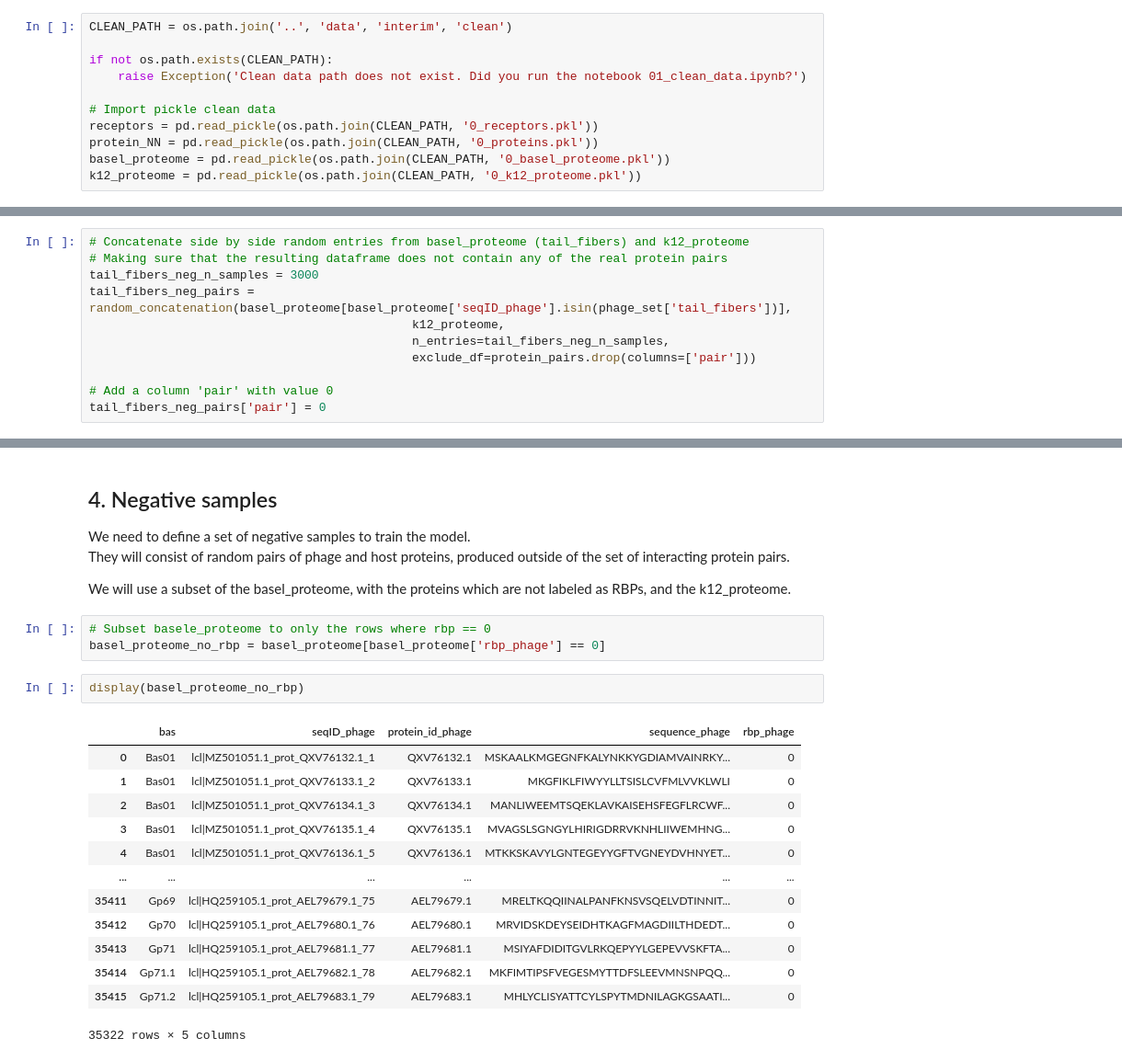
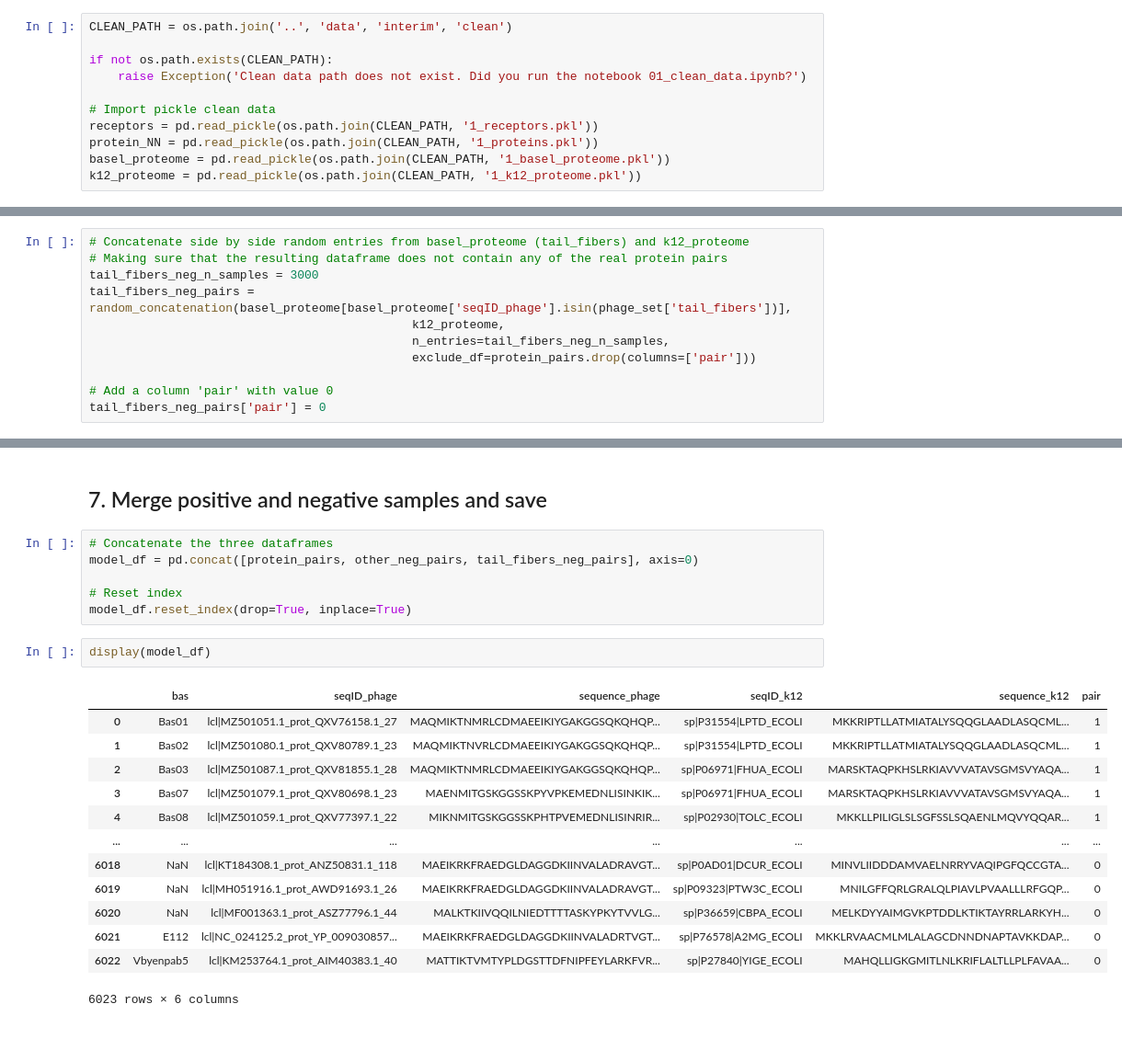
Before and after one commit to Drivahah/Predicting-phage-host-interaction-with-Language-Models, a Jupyter notebook: notebooks/02_transform_data.ipynb, the cells around one changed output, grey strips where cells are left out. Shown: that part at 92% size. Saved outputs shown, nothing was run; the diff lists cells and outputs as text; blank space fills up the shorter version.

Commit message:
Save model dataset

```diff
--- a/notebooks/02_transform_data.ipynb
+++ b/notebooks/02_transform_data.ipynb
@@ -16,10 +16,10 @@ if not os.path.exists(CLEAN_PATH):
     raise Exception('Clean data path does not exist. Did you run the notebook 01_clean_data.ipynb?')
 
 # Import pickle clean data
-receptors = pd.read_pickle(os.path.join(CLEAN_PATH, '0_receptors.pkl'))
-protein_NN = pd.read_pickle(os.path.join(CLEAN_PATH, '0_proteins.pkl'))
-basel_proteome = pd.read_pickle(os.path.join(CLEAN_PATH, '0_basel_proteome.pkl'))
-k12_proteome = pd.read_pickle(os.path.join(CLEAN_PATH, '0_k12_proteome.pkl'))
+receptors = pd.read_pickle(os.path.join(CLEAN_PATH, '1_receptors.pkl'))
+protein_NN = pd.read_pickle(os.path.join(CLEAN_PATH, '1_proteins.pkl'))
+basel_proteome = pd.read_pickle(os.path.join(CLEAN_PATH, '1_basel_proteome.pkl'))
+k12_proteome = pd.read_pickle(os.path.join(CLEAN_PATH, '1_k12_proteome.pkl'))
 # %%
 # Display all dataframes
 print('Receptors:')
@@ -784,25 +763,24 @@ Number of bas with 1 RBP-labeled protein: 23 out of 46
-# %% [markdown]
-## 4. Negative samples
-We need to define a set of negative samples to train the model. \
-They will consist of random pairs of phage and host proteins, produced outside of the set of interacting protein pairs.
-
-We will use a subset of the basel_proteome, with the proteins which are not labeled as RBPs, and the k12_proteome.
-# %%
-# Subset basele_proteome to only the rows where rbp == 0
-basel_proteome_no_rbp = basel_proteome[basel_proteome['rbp_phage'] == 0]
+# %% [markdown]
+## 7. Merge positive and negative samples and save
+# %%
+# Concatenate the three dataframes
+model_df = pd.concat([protein_pairs, other_neg_pairs, tail_fibers_neg_pairs], axis=0)
+
+# Reset index
+model_df.reset_index(drop=True, inplace=True)
 # %%
-display(basel_proteome_no_rbp)
+display(model_df)
 # %% [output]
-|  | bas | seqID_phage | protein_id_phage | sequence_phage | rbp_phage |
-| 0 | Bas01 | lcl|MZ501051.1_prot_QXV76132.1_1 | QXV76132.1 | MSKAALKMGEGNFKALYNKKYGDIAMVAINRKY... | 0 |
-| 1 | Bas01 | lcl|MZ501051.1_prot_QXV76133.1_2 | QXV76133.1 | MKGFIKLFIWYYLLTSISLCVFMLVVKLWLI | 0 |
-| 2 | Bas01 | lcl|MZ501051.1_prot_QXV76134.1_3 | QXV76134.1 | MANLIWEEMTSQEKLAVKAISEHSFEGFLRCWF... | 0 |
-| 3 | Bas01 | lcl|MZ501051.1_prot_QXV76135.1_4 | QXV76135.1 | MVAGSLSGNGYLHIRIGDRRVKNHLIIWEMHNG... | 0 |
-| 4 | Bas01 | lcl|MZ501051.1_prot_QXV76136.1_5 | QXV76136.1 | MTKKSKAVYLGNTEGEYYGFTVGNEYDVHNYET... | 0 |
-| ... | ... | ... | ... | ... | ... |
-| 35411 | Gp69 | lcl|HQ259105.1_prot_AEL79679.1_75 | AEL79679.1 | MRELTKQQIINALPANFKNSVSQELVDTINNIT... | 0 |
-| 35412 | Gp70 | lcl|HQ259105.1_prot_AEL79680.1_76 | AEL79680.1 | MRVIDSKDEYSEIDHTKAGFMAGDIILTHDEDT... | 0 |
-| 35413 | Gp71 | lcl|HQ259105.1_prot_AEL79681.1_77 | AEL79681.1 | MSIYAFDIDITGVLRKQEPYYLGEPEVVSKFTA... | 0 |
-| 35414 | Gp71.1 | lcl|HQ259105.1_prot_AEL79682.1_78 | AEL79682.1 | MKFIMTIPSFVEGESMYTTDFSLEEVMNSNPQQ... | 0 |
-| 35415 | Gp71.2 | lcl|HQ259105.1_prot_AEL79683.1_79 | AEL79683.1 | MHLYCLISYATTCYLSPYTMDNILAGKGSAATI... | 0 |
+|  | bas | seqID_phage | sequence_phage | seqID_k12 | sequence_k12 | pair |
+| 0 | Bas01 | lcl|MZ501051.1_prot_QXV76158.1_27 | MAQMIKTNMRLCDMAEEIKIYGAKGGSQKQHQP... | sp|P31554|LPTD_ECOLI | MKKRIPTLLATMIATALYSQQGLAADLASQCML... | 1 |
+| 1 | Bas02 | lcl|MZ501080.1_prot_QXV80789.1_23 | MAQMIKTNVRLCDMAEEIKIYGAKGGSQKQHQP... | sp|P31554|LPTD_ECOLI | MKKRIPTLLATMIATALYSQQGLAADLASQCML... | 1 |
+| 2 | Bas03 | lcl|MZ501087.1_prot_QXV81855.1_28 | MAQMIKTNMRLCDMAEEIKIYGAKGGSQKQHQP... | sp|P06971|FHUA_ECOLI | MARSKTAQPKHSLRKIAVVVATAVSGMSVYAQA... | 1 |
+| 3 | Bas07 | lcl|MZ501079.1_prot_QXV80698.1_23 | MAENMITGSKGGSSKPYVPKEMEDNLISINKIK... | sp|P06971|FHUA_ECOLI | MARSKTAQPKHSLRKIAVVVATAVSGMSVYAQA... | 1 |
+| 4 | Bas08 | lcl|MZ501059.1_prot_QXV77397.1_22 | MIKNMITGSKGGSSKPHTPVEMEDNLISINRIR... | sp|P02930|TOLC_ECOLI | MKKLLPILIGLSLSGFSSLSQAENLMQVYQQAR... | 1 |
+| ... | ... | ... | ... | ... | ... | ... |
+| 6018 | NaN | lcl|KT184308.1_prot_ANZ50831.1_118 | MAEIKRKFRAEDGLDAGGDKIINVALADRAVGT... | sp|P0AD01|DCUR_ECOLI | MINVLIIDDDAMVAELNRRYVAQIPGFQCCGTA... | 0 |
+| 6019 | NaN | lcl|MH051916.1_prot_AWD91693.1_26 | MAEIKRKFRAEDGLDAGGDKIINVALADRAVGT... | sp|P09323|PTW3C_ECOLI | MNILGFFQRLGRALQLPIAVLPVAALLLRFGQP... | 0 |
+| 6020 | NaN | lcl|MF001363.1_prot_ASZ77796.1_44 | MALKTKIIVQQILNIEDTTTTASKYPKYTVVLG... | sp|P36659|CBPA_ECOLI | MELKDYYAIMGVKPTDDLKTIKTAYRRLARKYH... | 0 |
+| 6021 | E112 | lcl|NC_024125.2_prot_YP_009030857... | MAEIKRKFRAEDGLDAGGDKIINVALADRTVGT... | sp|P76578|A2MG_ECOLI | MKKLRVAACMLMLALAGCDNNDNAPTAVKKDAP... | 0 |
+| 6022 | Vbyenpab5 | lcl|KM253764.1_prot_AIM40383.1_40 | MATTIKTVMTYPLDGSTTDFNIPFEYLARKFVR... | sp|P27840|YIGE_ECOLI | MAHQLLIGKGMITLNLKRIFLALTLLPLFAVAA... | 0 |
-35322 rows × 5 columns
+6023 rows × 6 columns
```
Also changed, not shown: parts of 12 cells of this notebook, 1 other file.
